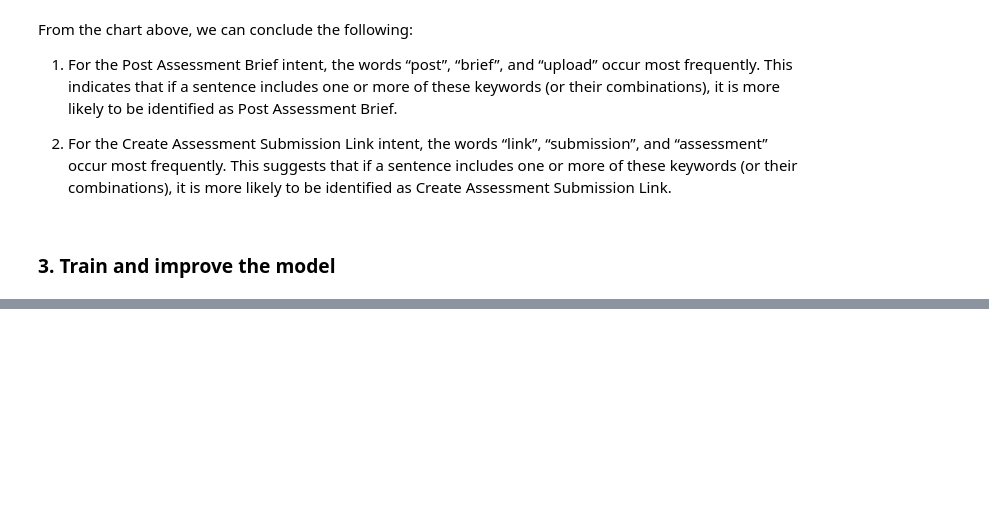
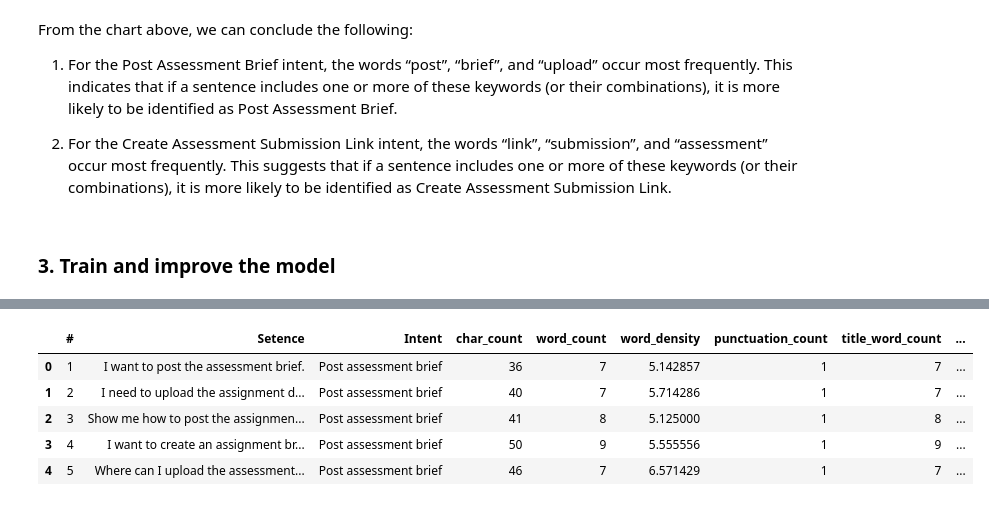
Before and after one commit to KimHLU/ai_tool, a Jupyter notebook: main.ipynb, the cells around one changed output, grey strips where cells are left out. Cells and saved outputs as stored; diff of their text form; code cells hidden in the pictures; blank space fills up the shorter version.

```diff
--- a/main.ipynb
+++ b/main.ipynb
@@ -152,0 +186,11 @@ y= df['Intent']
+# %%
+# Count number of characters, words, punctuation, uppercase words, title words in each sentence as features to consider
+df['char_count'] = df['Setence'].apply(len)
+df['word_count'] = df['Setence'].apply(lambda x: len(x.split()) )
+df['word_density']  = df['char_count']/df['word_count']
+df['punctuation_count']  = df['Setence'].apply(lambda x:len([c for c in x if c in string.punctuation]))
+df['title_word_count'] = df['Setence'].apply(lambda x: len(x.split(':')[0].split()))
+df['uppercase_word_count'] =df['Setence'].apply(lambda x: len([w for w in x.split() if w.isupper()]))
+# %%
+#load spaCy model
+nlp = spacy.load("en_core_web_sm")
@@ -152,0 +223,35 @@ y= df['Intent']
+# %%
+# Initialize some columns for feature's count
+df['adj_count'] = 0
+df['adv_count'] = 0
+df['noun_count'] = 0
+df['num_count'] = 0
+df['pron_count'] = 0
+df['propn_count'] = 0
+df['verb_count'] = 0
+# %%
+#create a function to count the number of different parts of speech in each sentence
+def pos_count(text):
+    doc = nlp(text)
+    pos_counts = Counter([token.pos_ for token in doc])
+    return pos_counts
+
+# Apply the function to each sentence in the dataframe and update the counts
+for index, row in df.iterrows():
+    counts = pos_count(row['Setence'])
+    df.at[index, 'adj_count'] = counts.get('ADJ', 0)
+    df.at[index, 'adv_count'] = counts.get('ADV', 0)
+    df.at[index, 'noun_count'] = counts.get('NOUN', 0)
+    df.at[index, 'num_count'] = counts.get('NUM', 0)
+    df.at[index, 'pron_count'] = counts.get('PRON', 0)
+    df.at[index, 'propn_count'] = counts.get('PROPN', 0)
+    df.at[index, 'verb_count'] = counts.get('VERB', 0)
+
+df.head()
+# %% [output]
+|  | # | Setence | Intent | char_count | word_count | word_density | punctuation_count | title_word_count | ... |
+| 0 | 1 | I want to post the assessment brief. | Post assessment brief | 36 | 7 | 5.142857 | 1 | 7 | ... |
+| 1 | 2 | I need to upload the assignment d... | Post assessment brief | 40 | 7 | 5.714286 | 1 | 7 | ... |
+| 2 | 3 | Show me how to post the assignmen... | Post assessment brief | 41 | 8 | 5.125000 | 1 | 8 | ... |
+| 3 | 4 | I want to create an assignment br... | Post assessment brief | 50 | 9 | 5.555556 | 1 | 9 | ... |
+| 4 | 5 | Where can I upload the assessment... | Post assessment brief | 46 | 7 | 6.571429 | 1 | 7 | ... |
```
Also changed, not shown: parts of 56 cells of this notebook, 8 other files.
